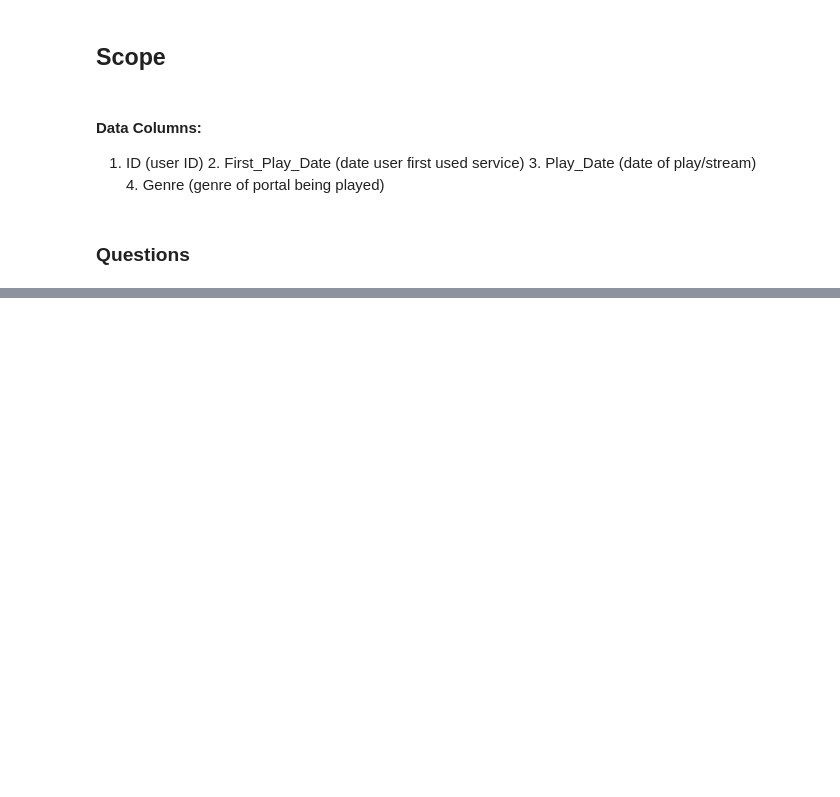
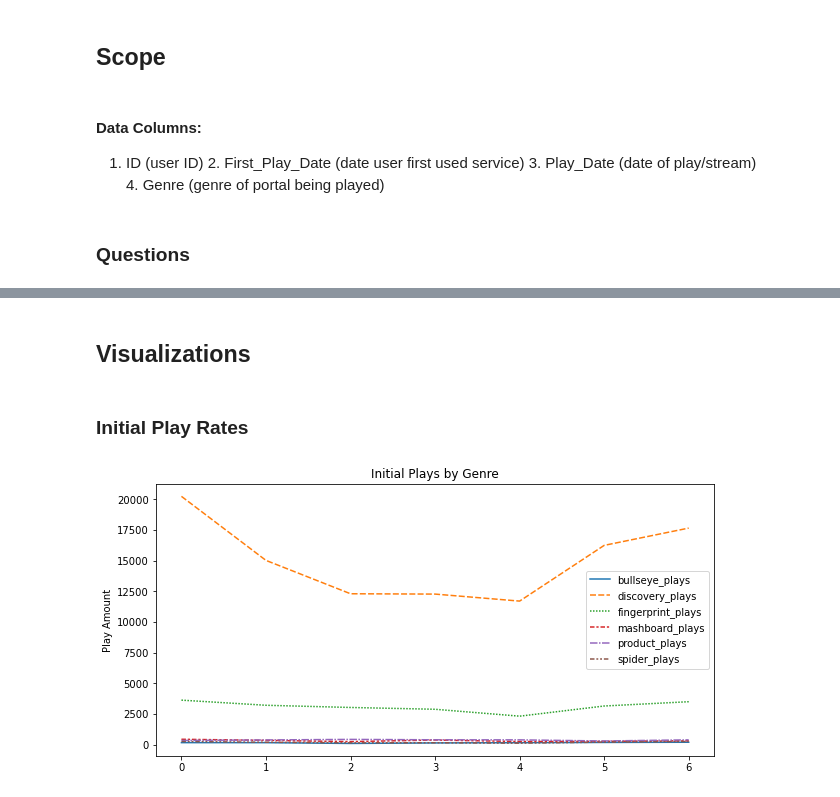
Before and after one commit to Mynusjanai/R4_data_excercise, a Jupyter notebook: R4 Data Science Exercise.ipynb, the cells around one changed output, grey strips where cells are left out. Drawn from its saved outputs; the diff is of its cells as text; code cells hidden in the pictures; blank space fills up the shorter version.

```diff
--- a/R4 Data Science Exercise.ipynb
+++ b/R4 Data Science Exercise.ipynb
@@ -47,0 +89,4 @@ r4 = pd.read_csv('data/r4_data_exercise.csv', index_col = 0)
+# %%
+# Dropping unused columns and NaN values
+r4.drop(['Unnamed: 4', 'Unnamed: 5', 'Unnamed: 6', 'Unnamed: 7', 'Unnamed: 8'], axis = 1, inplace = True)
+r4.dropna(inplace = True)
@@ -47,0 +108,5 @@ r4 = pd.read_csv('data/r4_data_exercise.csv', index_col = 0)
+# %%
+# Converting date to datetime objects for time manipulation and EDA
+r4['First_Play_Date'] = pd.to_datetime(r4['First_Play_Date'])
+r4['Play_Date'] = pd.to_datetime(r4['Play_Date'])
+r4.info()
@@ -47,0 +137,8 @@ r4 = pd.read_csv('data/r4_data_exercise.csv', index_col = 0)
+# %%
+# Creating new columns to track numerical data of games played by genre, by play date
+r4['bullseye_plays'] = np.where((r4['Genre'] == 'Bullseye'), 1, 0)
+r4['discovery_plays'] = np.where((r4['Genre'] == 'Discovery'), 1, 0)
+r4['fingerprint_plays'] = np.where((r4['Genre'] == 'Fingerprint'), 1, 0)
+r4['mashboard_plays'] = np.where((r4['Genre'] == 'Mashboard'), 1, 0)
+r4['product_plays'] = np.where((r4['Genre'] == 'Product'), 1, 0)
+r4['spider_plays'] = np.where((r4['Genre'] == 'Spider'), 1, 0)
@@ -47,0 +245,5 @@ r4 = pd.read_csv('data/r4_data_exercise.csv', index_col = 0)
+# %%
+# View first play dates by genre breakdown
+daily_genre = r4.groupby('First_Play_Date')['bullseye_plays','discovery_plays','fingerprint_plays','mashboard_plays',\
+    'product_plays','spider_plays'].sum().reset_index()
+daily_genre.head()
@@ -47,0 +300,16 @@ r4 = pd.read_csv('data/r4_data_exercise.csv', index_col = 0)
+# %% [markdown]
+## Visualizations
+# %% [markdown]
+### Initial Play Rates
+# %%
+# Visualizing rate of initial plays for each genre
+
+fig, ax = plt.subplots(figsize = (10, 5))
+
+sns.lineplot(data = daily_genre)
+ax.set_ylabel('Play Amount')
+ax.set_title('Initial Plays by Genre')
+# plt.savefig('img/initial_plays_genre.png');
+;
+# %% [output]
+[figure, added]
```
Also changed, not shown: parts of 32 cells of this notebook, 4 other files.
